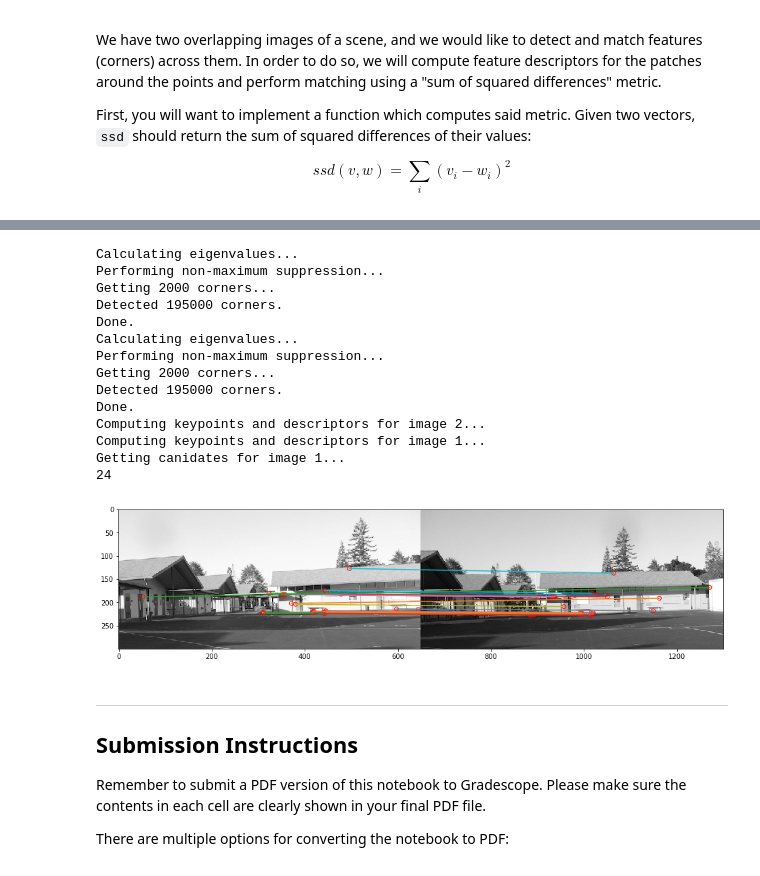
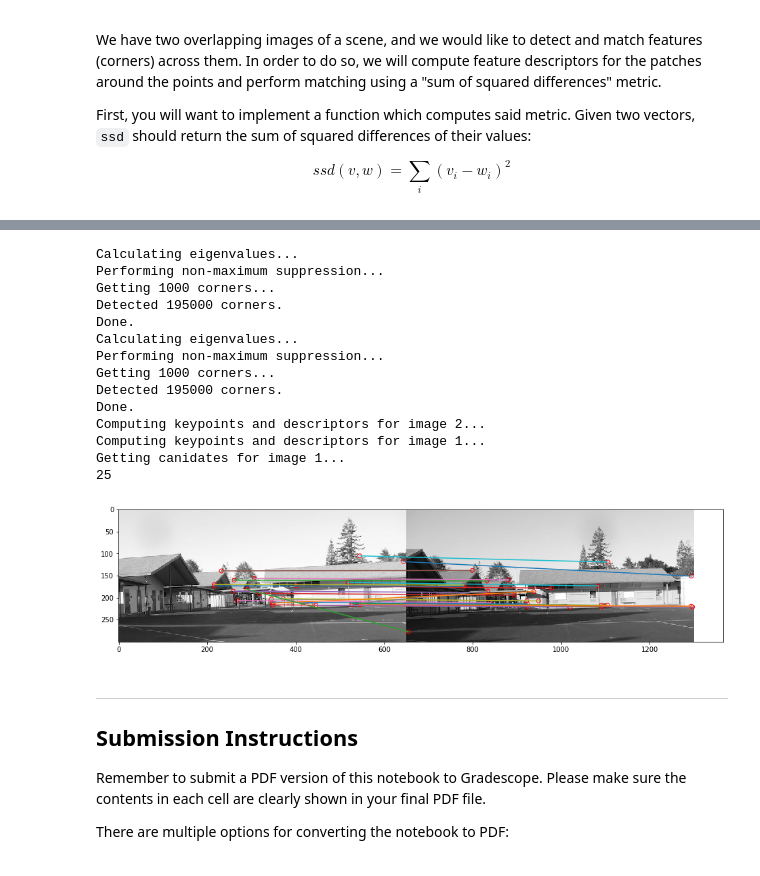
Before and after one commit to darylnak/computervision, a Jupyter notebook: hw1/HW1.ipynb, the cells around one changed output, grey strips where cells are left out. Saved outputs shown, nothing was run; the diff lists cells and outputs as text; code cells hidden in the pictures.

```diff
--- a/hw1/HW1.ipynb
+++ b/hw1/HW1.ipynb
@@ -762,8 +764,7 @@ def corner_detect(image, nCorners, smoothSTD, windowSize, nmsSize):
 
     # convert eigvals list to matrix with same dimensions as image
     eigvals = np.asarray(eigvals)
-    eigvals = np.reshape(eigvals, (300, -1))
-    np.reshape(eigvals, (300, -1))
+    eigvals = np.reshape(eigvals, image.shape)
 
     # perform non maximum supression on eigs matrix
     print('Performing non-maximum suppression...')
@@ -956,36 +957,36 @@ def show_matching_result(img1, img2, matching):
     plt.show()
 # %%
 # match corners
-SSDth = 1000
+SSDth = 5000
 NNth = 0.3
-nCorners = 2000
-smoothSTD = 1.5
+nCorners = 1000
+smoothSTD = 2
 windowSize = 11
 nmsSize = 3
 
 corners = []
 for i in range(2):
     corners.append(corner_detect(imgs[i], nCorners, smoothSTD, windowSize, nmsSize))
 
 matching = SIFT_matching(imgs[0]/255, imgs[1]/255, corners[0], corners[1], SSDth, NNth)
 
 show_matching_result(imgs[0], imgs[1], matching)
 # %% [output]
 Calculating eigenvalues...
 Performing non-maximum suppression...
-Getting 2000 corners...
+Getting 1000 corners...
 Detected 195000 corners.
 Done.
 Calculating eigenvalues...
 Performing non-maximum suppression...
-Getting 2000 corners...
+Getting 1000 corners...
 Detected 195000 corners.
 Done.
 Computing keypoints and descriptors for image 2...
 Computing keypoints and descriptors for image 1...
 Getting canidates for image 1...
-24
+25
-[figure, old version]
+[figure, new version]
 # %% [markdown]
 ---
 ## Submission Instructions
```
Also changed, not shown: parts of 4 cells of this notebook.
